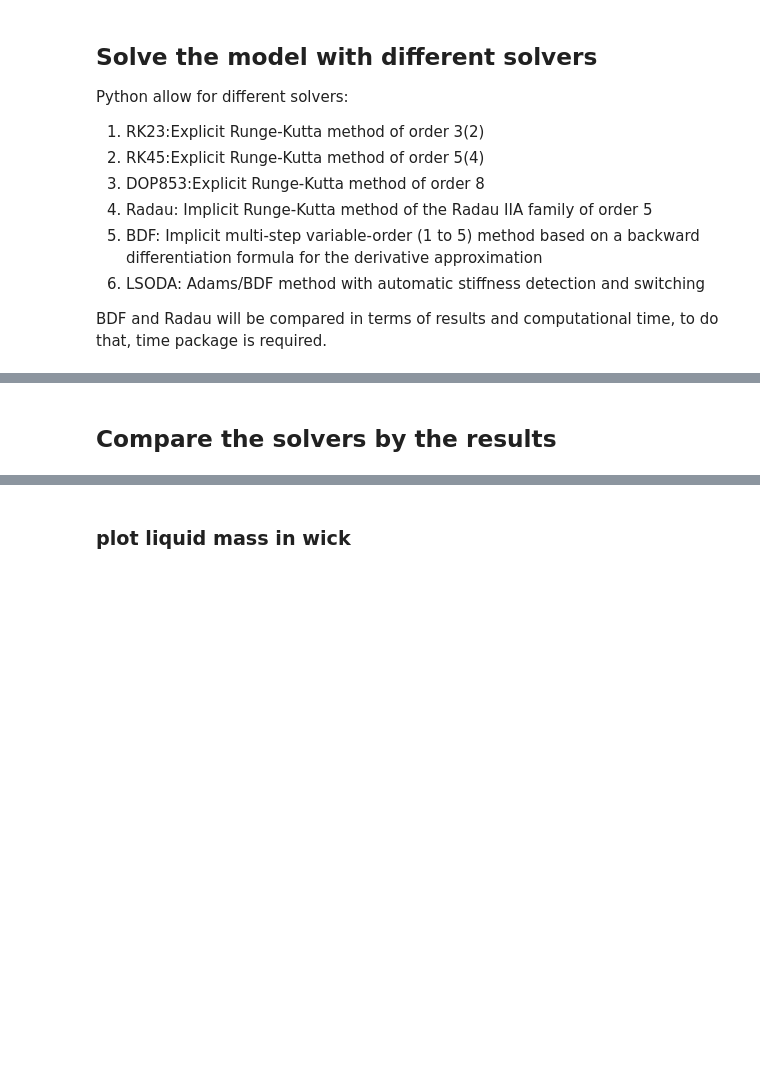
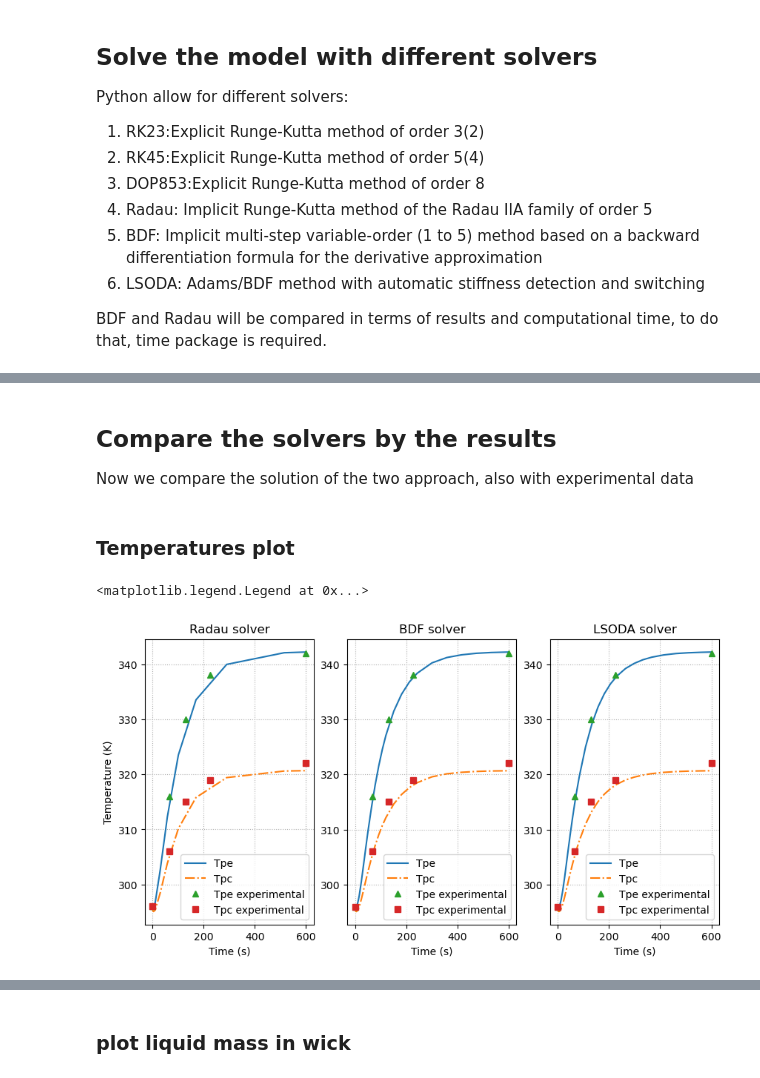
Before and after one commit to riccardoBocce/python_exam, a Jupyter notebook: heat_pipe_modeling.ipynb, the cells around one changed output, grey strips where cells are left out. Saved outputs shown, nothing was run; the diff lists cells and outputs as text; code cells hidden in the pictures; blank space fills up the shorter version.

```diff
--- a/heat_pipe_modeling.ipynb
+++ b/heat_pipe_modeling.ipynb
@@ -503,2 +561,4 @@ ValueError: A value in x_new is below the interpolation range.
 # %% [markdown]
 ## Compare the solvers by the results
+
+Now we compare the solution of the two approach, also with experimental data
@@ -508,28 +565,64 @@ elgenk_wallTemp = np.array([296,316,330,338,342])
+# %% [markdown]
+### Temperatures plot
+# %%
+#reference values
+elgenk_times = [0,66,130,225,600]
+elgenk_wallTempe = np.array([296,316,330,338,342])
+elgenk_wallTempc = np.array([296,306,315,319,322])
 # %%
-fig, axs = plt.subplots(1,2)
+#Create a subplot with 2 figures
+fig, axs = plt.subplots(1,3,figsize = [10,5])
 
-axs[0].plot(elgenk_times, elgenk_wallTemp, linestyle ="None", marker ="s")
+
+
 axs[0].plot(t_rad,y_rad[0],label="Tpe")
-axs[0].plot(t_rad,y_rad[1],label="Tpc")
-axs[0].plot(t_rad,y_rad[2],label="Twe")
-axs[0].plot(t_rad,y_rad[3],label="Twc")
-axs[0].plot(t_rad,y_rad[4],label="Tpa")
-axs[0].plot(t_rad,y_rad[5],label="Twa")
+axs[0].plot(t_rad,y_rad[1],label="Tpc", linestyle="-.")
+#axs[0].plot(t_rad,y_rad[2],label="Twe")
+#axs[0].plot(t_rad,y_rad[3],label="Twc")
+#axs[0].plot(t_rad,y_rad[4],label="Tpa")
+#axs[0].plot(t_rad,y_rad[5],label="Twa")
+axs[0].plot(elgenk_times, elgenk_wallTempe, label="Tpe experimental", linestyle ="None", marker ="^")
+axs[0].plot(elgenk_times, elgenk_wallTempc, label="Tpc experimental", linestyle ="None", marker ="s")
+
 axs[0].grid(linestyle=":")
 axs[0].set_title("Radau solver")
 axs[0].set_xlabel("Time (s)")
 axs[0].set_ylabel("Temperature (K)")
 
 axs[1].plot(t_bdf,y_bdf[0],label="Tpe")
-axs[1].plot(t_bdf,y_bdf[1],label="Tpc")
-axs[1].plot(t_bdf,y_bdf[2],label="Twe")
-axs[1].plot(t_bdf,y_bdf[3],label="Twc")
-axs[1].plot(t_bdf,y_bdf[4],label="Tpa")
-axs[1].plot(t_bdf,y_bdf[5],label="Twa")
+axs[1].plot(t_bdf,y_bdf[1],label="Tpc", linestyle="-.")
+#axs[1].plot(t_bdf,y_bdf[2],label="Twe")
+#axs[1].plot(t_bdf,y_bdf[3],label="Twc")
+#axs[1].plot(t_bdf,y_bdf[4],label="Tpa")
+#axs[1].plot(t_bdf,y_bdf[5],label="Twa")
+axs[1].plot(elgenk_times, elgenk_wallTempe, label="Tpe experimental", linestyle ="None", marker ="^")
+axs[1].plot(elgenk_times, elgenk_wallTempc, label="Tpc experimental", linestyle ="None", marker ="s")
+
+
 axs[1].grid(linestyle=":")
 axs[1].set_title("BDF solver")
 axs[1].set_xlabel("Time (s)")
 
 
-axs[0].legend(loc='upper center')
-axs[1].legend(loc='upper center')
+axs[2].plot(t_lsoda,y_lsoda[0],label="Tpe")
+axs[2].plot(t_lsoda,y_lsoda[1],label="Tpc", linestyle="-.")
+#axs[2].plot(t_lsoda,y_lsoda[2],label="Twe")
+#axs[2].plot(t_lsoda,y_lsoda[3],label="Twc")
+#axs[2].plot(t_lsoda,y_lsoda[4],label="Tpa")
+#axs[2].plot(t_lsoda,y_lsoda[5],label="Twa")
+axs[2].plot(elgenk_times, elgenk_wallTempe, label="Tpe experimental", linestyle ="None", marker ="^")
+axs[2].plot(elgenk_times, elgenk_wallTempc, label="Tpc experimental", linestyle ="None", marker ="s")
+
+
+axs[2].grid(linestyle=":")
+axs[2].set_title("LSODA solver")
+axs[2].set_xlabel("Time (s)")
+
+
+
+axs[0].legend(loc='lower right')
+axs[1].legend(loc='lower right')
+axs[2].legend(loc='lower right')
+# %% [output]
+<matplotlib.legend.Legend at 0x...>
+[figure, added]
```
Also changed, not shown: parts of 30 cells of this notebook, 4 other files.
